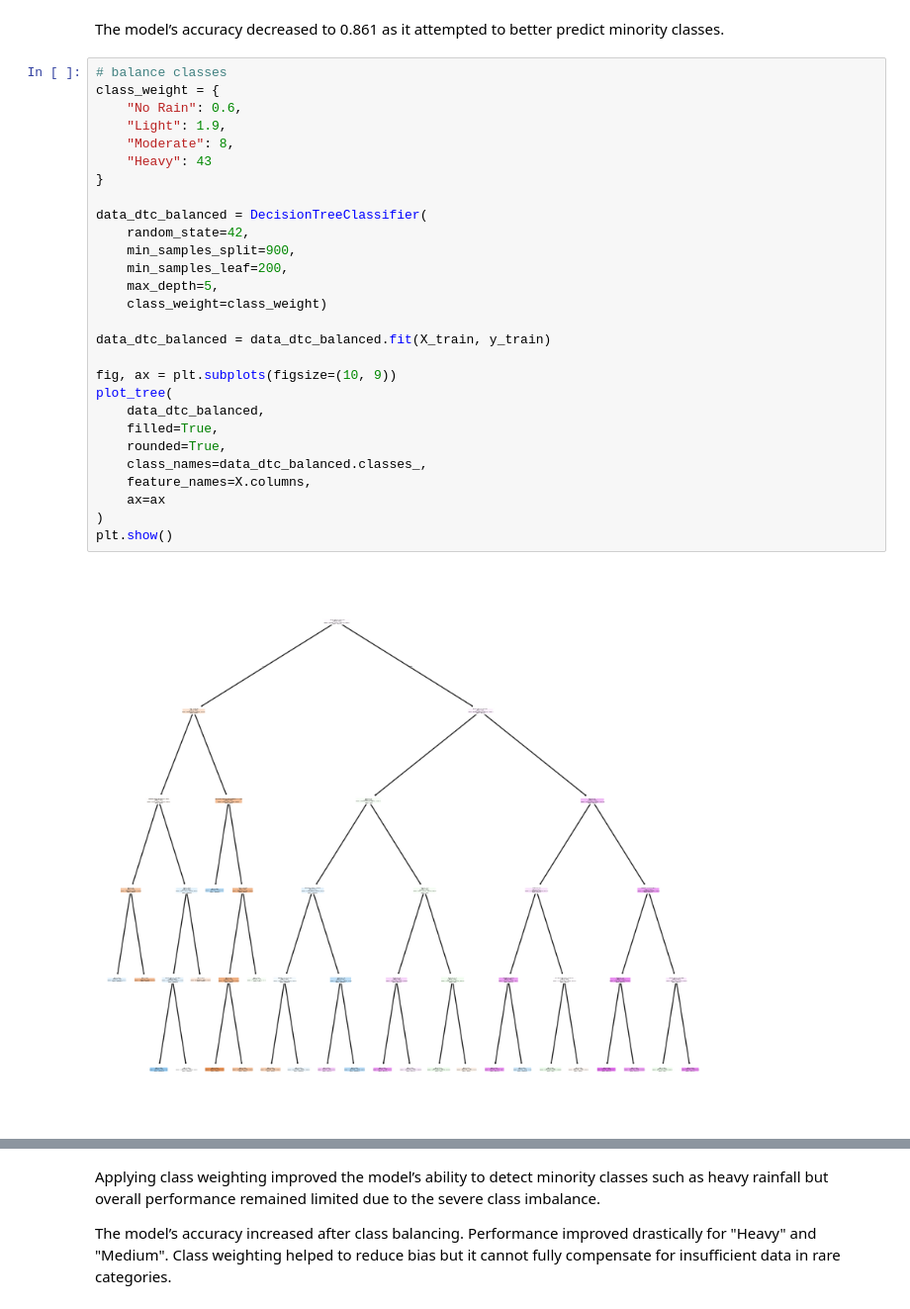
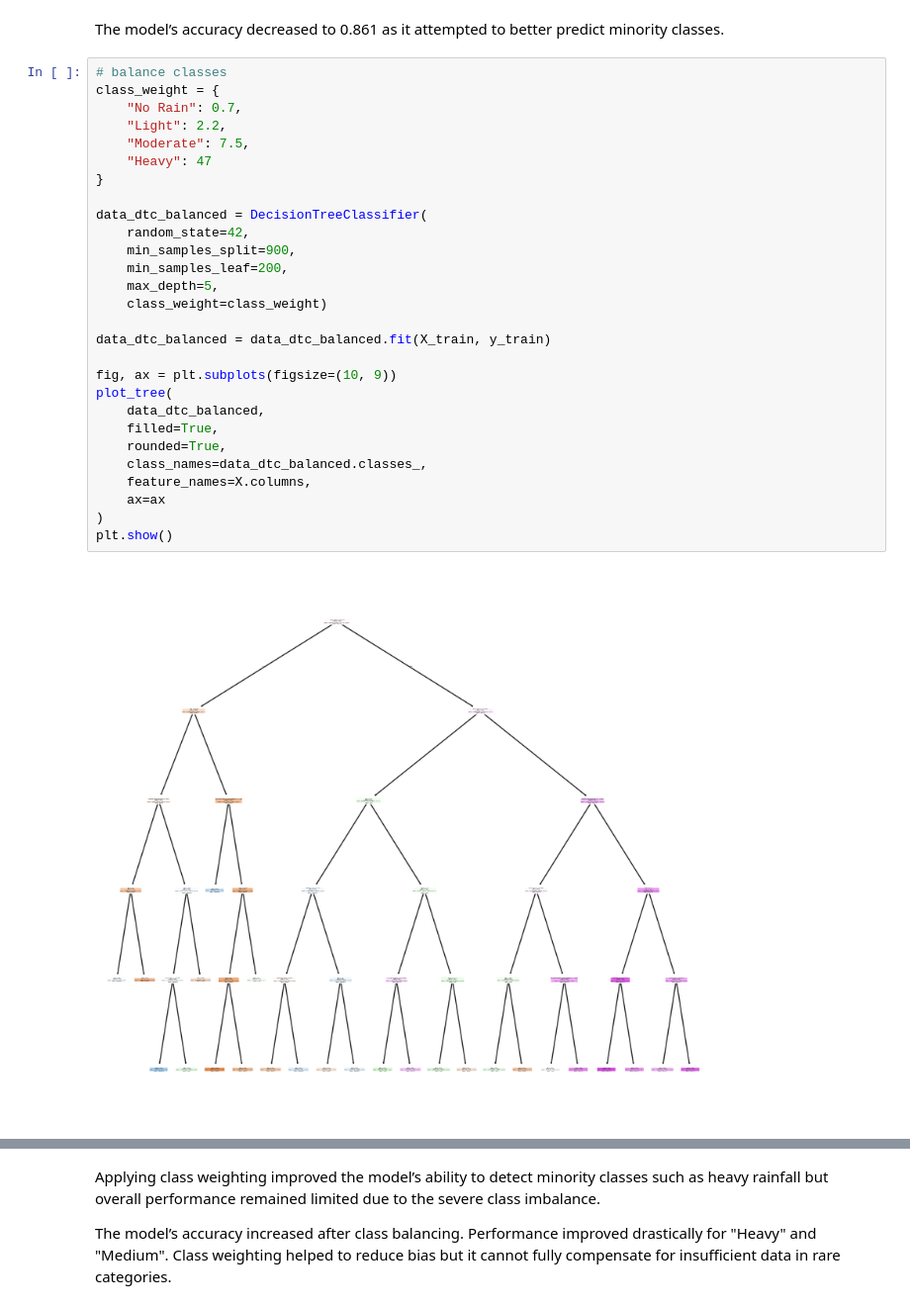
Before and after one commit to Zewen-Zhao/ADS2001_GroupMC3, a Jupyter notebook: Modelling/modelling_jiehni.ipynb, the cells around one changed output, grey strips where cells are left out. Shown at 99% size. Saved outputs shown, nothing was run; the diff lists cells and outputs as text.

```diff
--- a/Modelling/modelling_jiehni.ipynb
+++ b/Modelling/modelling_jiehni.ipynb
@@ -301,33 +301,33 @@ The model’s accuracy decreased to 0.861 as it attempted to better predict mino
 # %%
 # balance classes
 class_weight = {
-    "No Rain": 0.6,
-    "Light": 1.9,
-    "Moderate": 8,
-    "Heavy": 43
+    "No Rain": 0.7,
+    "Light": 2.2,
+    "Moderate": 7.5,
+    "Heavy": 47
 }
 
 data_dtc_balanced = DecisionTreeClassifier(
     random_state=42,
     min_samples_split=900,
     min_samples_leaf=200,
     max_depth=5,
     class_weight=class_weight)
 
 data_dtc_balanced = data_dtc_balanced.fit(X_train, y_train)
 
 fig, ax = plt.subplots(figsize=(10, 9))
 plot_tree(
     data_dtc_balanced,
     filled=True,
     rounded=True,
     class_names=data_dtc_balanced.classes_,
     feature_names=X.columns,
     ax=ax
 )
 plt.show()
 # %% [output]
-[figure, old version]
+[figure, new version]
 # %%
 Y_pred_balanced = data_dtc_balanced.predict(X_test)
 cm = confusion_matrix(y_test, Y_pred_balanced)
```
Also changed, not shown: parts of 12 cells of this notebook.
